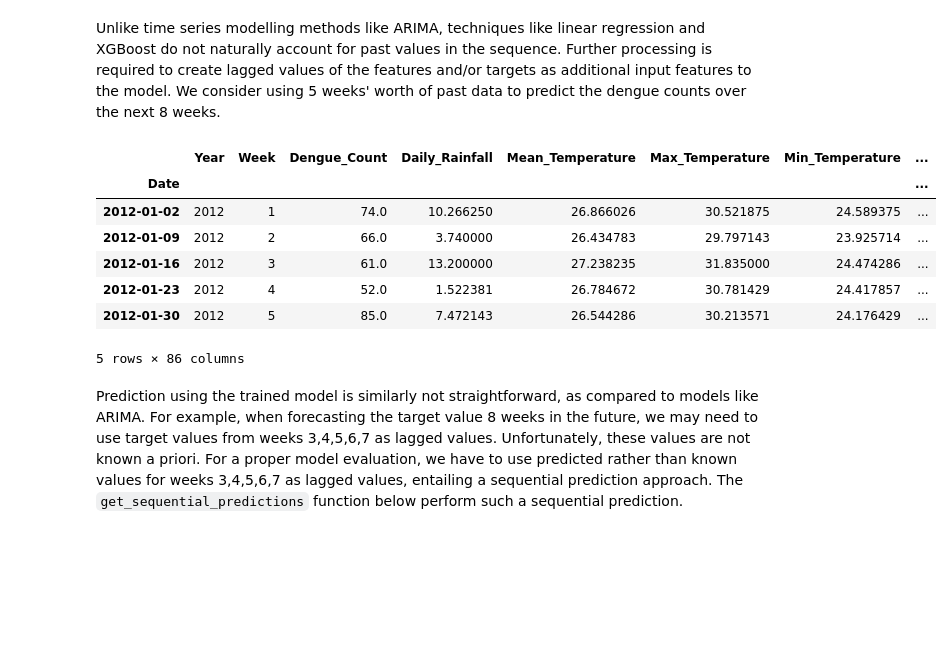
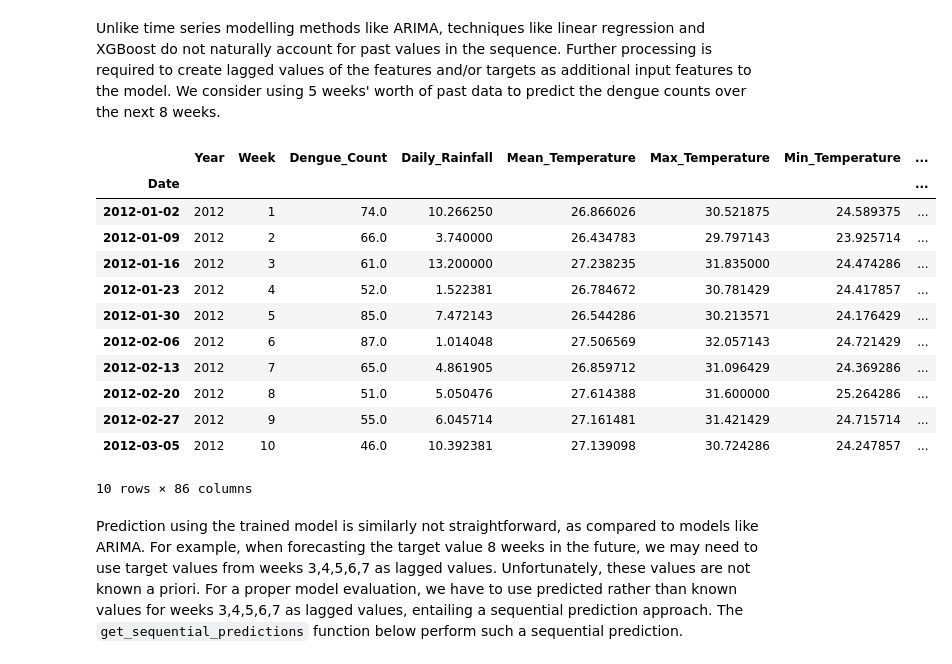
Before and after one commit to kampungkat/dengue-predictor, a Jupyter notebook: Dengue_Predictor.ipynb, the cells around one changed output. Drawn from its saved outputs; the diff is of its cells as text; code cells hidden in the pictures; blank space fills up the shorter version.

```diff
--- a/Dengue_Predictor.ipynb
+++ b/Dengue_Predictor.ipynb
@@ -474,34 +475,39 @@ Unlike time series modelling methods like ARIMA, techniques like linear regressi
 # %%
 # Create dataframe with lagged values for tabular approach
 df_tab = df_raw.copy()
 target_lags = range(1, 6)                                         # Lagged values to use for target, i.e. dengue count
 feature_lags = range(1, 6)                                        # Lagged values to use for features
 lagged_features = ['Daily_Rainfall', 'Mean_Temperature', 'Relative_Humidity',
                    'Max_Temperature', 'Min_Temperature', 'Min_Wind_Speed',
                    'Max_Wind_speed', 'Trend_Dengue', 'Trend_Dengue_Symptoms',
                    'Trend_Fever', 'Trend_Mosquito','Wolbachia_Ratio','External_Events']
 
 # Add feature lags
 for feat in lagged_features:
     for lag in feature_lags:
         df_tab[f'{feat}_Lag_{lag}'] = df_tab[feat].shift(lag)
 
 # Add target lags
 dict_target_lags = {}                                             # Keep track of lagged target names
 for lag in target_lags:
     dict_target_lags[lag] = f'Dengue_Count_Lag_{lag}'
     df_tab[dict_target_lags[lag]] = df_tab['Dengue_Count'].shift(lag)
 
-df_tab.head()
+df_tab.head(10)
 # %% [output]
 |  | Year | Week | Dengue_Count | Daily_Rainfall | Mean_Temperature | Max_Temperature | Min_Temperature | ... |
 | Date |  |  |  |  |  |  |  | ... |
 | 2012-01-02 | 2012 | 1 | 74.0 | 10.266250 | 26.866026 | 30.521875 | 24.589375 | ... |
 | 2012-01-09 | 2012 | 2 | 66.0 | 3.740000 | 26.434783 | 29.797143 | 23.925714 | ... |
 | 2012-01-16 | 2012 | 3 | 61.0 | 13.200000 | 27.238235 | 31.835000 | 24.474286 | ... |
 | 2012-01-23 | 2012 | 4 | 52.0 | 1.522381 | 26.784672 | 30.781429 | 24.417857 | ... |
 | 2012-01-30 | 2012 | 5 | 85.0 | 7.472143 | 26.544286 | 30.213571 | 24.176429 | ... |
+| 2012-02-06 | 2012 | 6 | 87.0 | 1.014048 | 27.506569 | 32.057143 | 24.721429 | ... |
+| 2012-02-13 | 2012 | 7 | 65.0 | 4.861905 | 26.859712 | 31.096429 | 24.369286 | ... |
+| 2012-02-20 | 2012 | 8 | 51.0 | 5.050476 | 27.614388 | 31.600000 | 25.264286 | ... |
+| 2012-02-27 | 2012 | 9 | 55.0 | 6.045714 | 27.161481 | 31.421429 | 24.715714 | ... |
+| 2012-03-05 | 2012 | 10 | 46.0 | 10.392381 | 27.139098 | 30.724286 | 24.247857 | ... |
-5 rows × 86 columns
+10 rows × 86 columns
 # %% [markdown]
 Prediction using the trained model is similarly not straightforward, as compared to models like ARIMA. For example, when forecasting the target value 8 weeks in the future, we may need to use target values from weeks 3,4,5,6,7 as lagged values. Unfortunately, these values are not known a priori. For a proper model evaluation, we have to use predicted rather than known values for weeks 3,4,5,6,7 as lagged values, entailing a sequential prediction approach. The `get_sequential_predictions` function below perform such a sequential prediction.
 # %%
```
Also changed, not shown: parts of 14 cells of this notebook.
